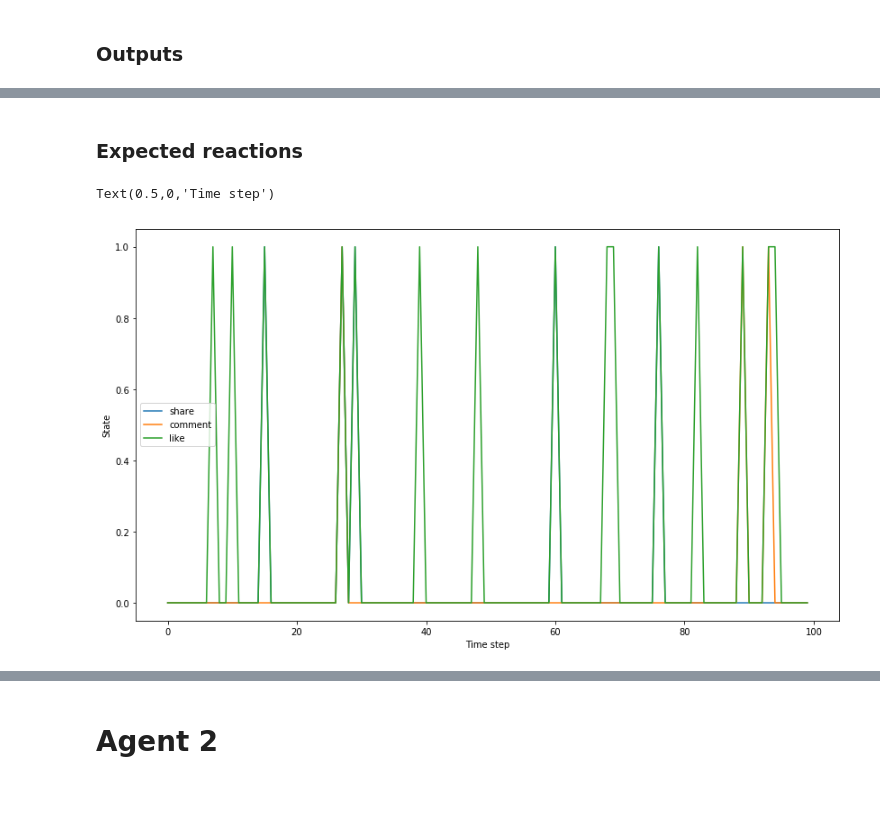
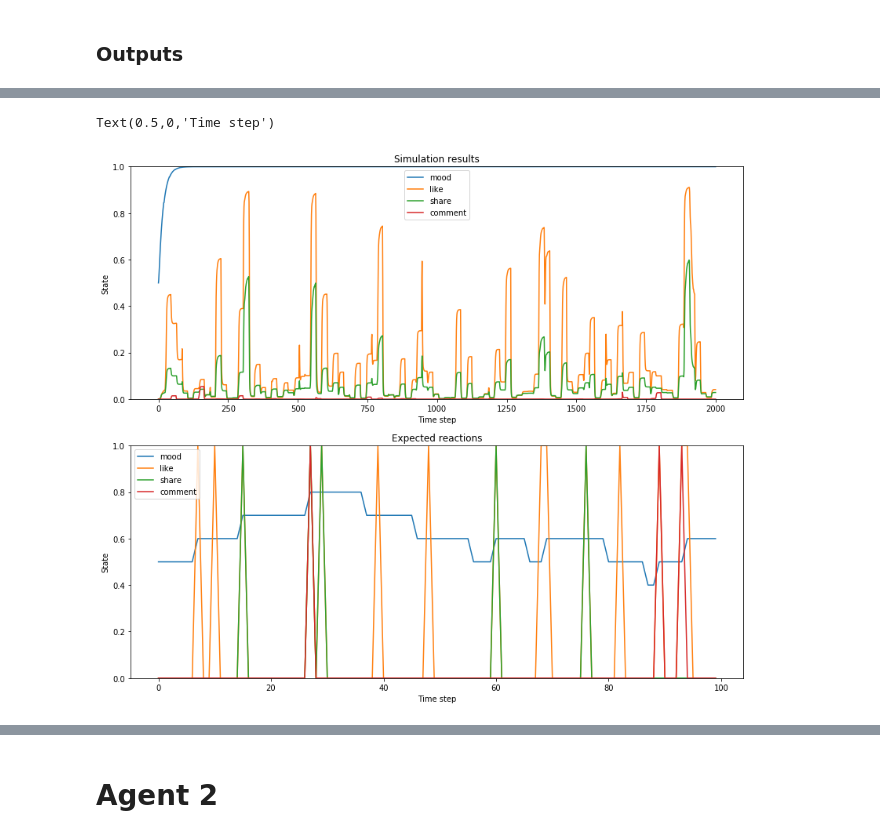
Before and after one commit to ericinlinux/sharing_behavior, a Jupyter notebook: 3_Parameter_tuning.ipynb, the cells around one changed output, grey strips where cells are left out. Saved outputs shown, nothing was run; the diff lists cells and outputs as text; code cells hidden in the pictures; blank space fills up the shorter version.

```diff
--- a/3_Parameter_tuning.ipynb
+++ b/3_Parameter_tuning.ipynb
@@ -249,12 +265,21 @@ Text(0.5,0,'Time step')
-# %% [markdown]
-### Expected reactions
-# %%
-reactions1[['share', 'comment', 'like']].plot(figsize=((14,8)))
-plt.ylabel('State')
-plt.xlabel('Time step')
-#plt.rcParams["figure.figsize"] = (15,8)
-# %% [output]
-Text(0.5,0,'Time step')
-[figure, removed]
+# %%
+fig = plt.figure(figsize=((14,12)))
+
+ax1 = fig.add_subplot(211)
+inputsDF[['mood', 'like', 'share', 'comment']].plot(ax=ax1, title='Simulation results')
+plt.ylabel('State')
+plt.xlabel('Time step')
+plt.ylim(0,1)
+
+ax2 = fig.add_subplot(212)
+reactions1[['mood', 'like', 'share', 'comment']].plot(ax=ax2, title='Expected reactions')
+plt.ylim(0,1)
+plt.ylabel('State')
+plt.xlabel('Time step')
+
+#plt.rcParams["figure.figsize"] = (15,8)
+# %% [output]
+Text(0.5,0,'Time step')
+[figure, added]
 # %%
 inputsDF.columns
```
Also changed, not shown: parts of 18 cells of this notebook, 11 other files.
